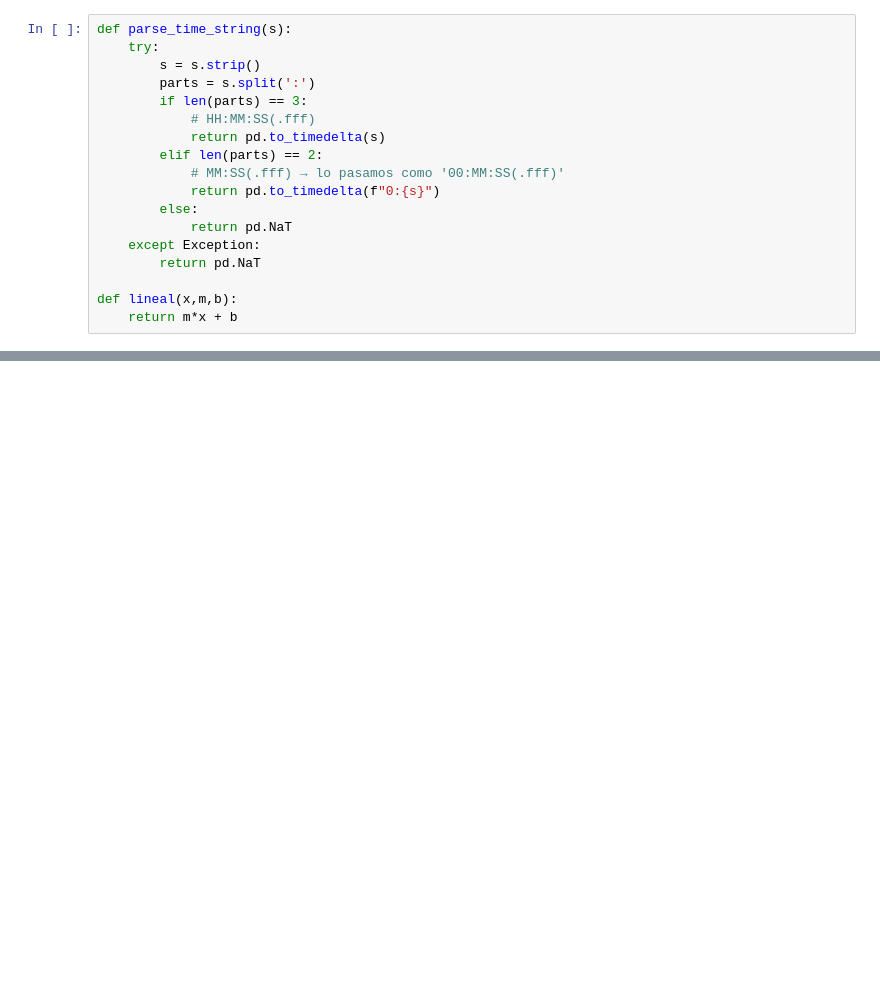
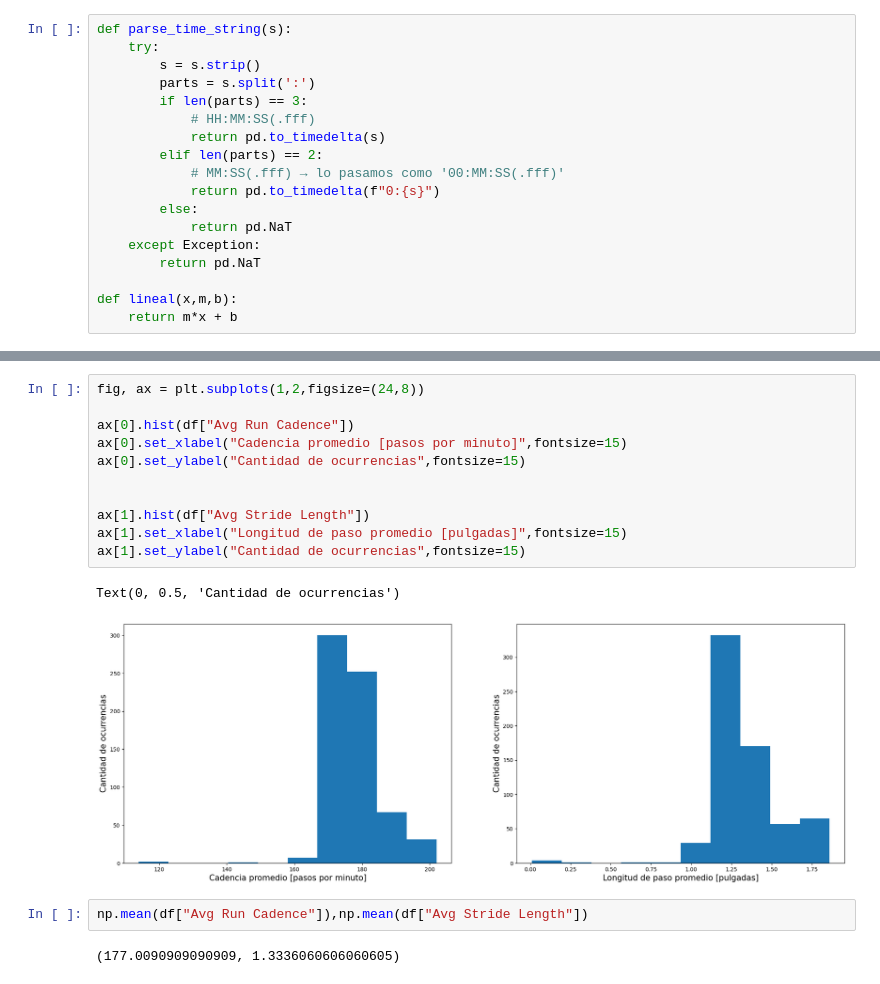
Before and after one commit to agusje1/C-digos, a Jupyter notebook: Running/Running.ipynb, the cells around one changed output, grey strips where cells are left out. Saved outputs shown, nothing was run; the diff lists cells and outputs as text; blank space fills up the shorter version.

```diff
--- a/Running/Running.ipynb
+++ b/Running/Running.ipynb
@@ -125,0 +150,18 @@ Text(0, 0.5, 'Cantidad de ocurrencias')
+# %%
+fig, ax = plt.subplots(1,2,figsize=(24,8))
+
+ax[0].hist(df["Avg Run Cadence"])
+ax[0].set_xlabel("Cadencia promedio [pasos por minuto]",fontsize=15)
+ax[0].set_ylabel("Cantidad de ocurrencias",fontsize=15)
+
+
+ax[1].hist(df["Avg Stride Length"])
+ax[1].set_xlabel("Longitud de paso promedio [pulgadas]",fontsize=15)
+ax[1].set_ylabel("Cantidad de ocurrencias",fontsize=15)
+# %% [output]
+Text(0, 0.5, 'Cantidad de ocurrencias')
+[figure, added]
+# %%
+np.mean(df["Avg Run Cadence"]),np.mean(df["Avg Stride Length"])
+# %% [output]
+(177.0090909090909, 1.3336060606060605)
```
Also changed, not shown: parts of 18 cells of this notebook.
